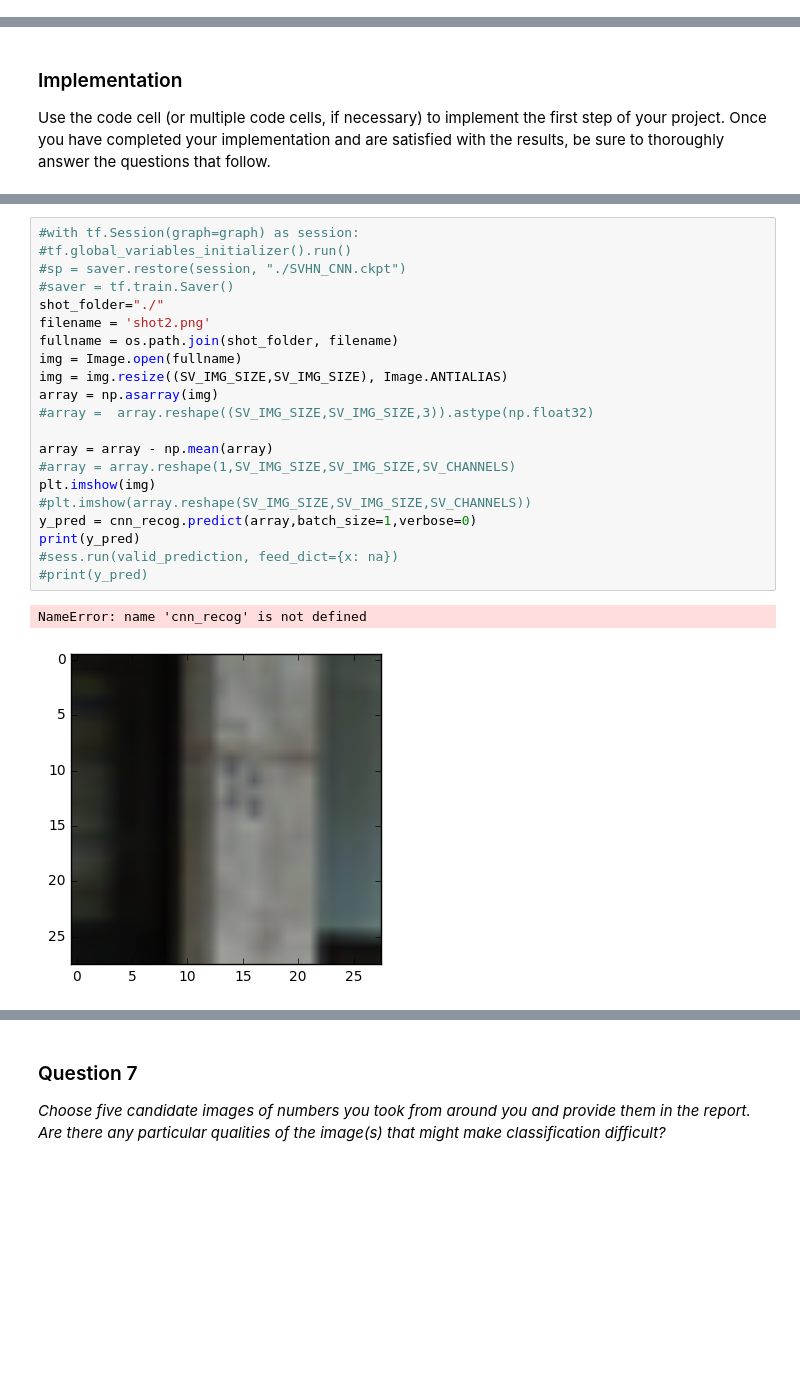
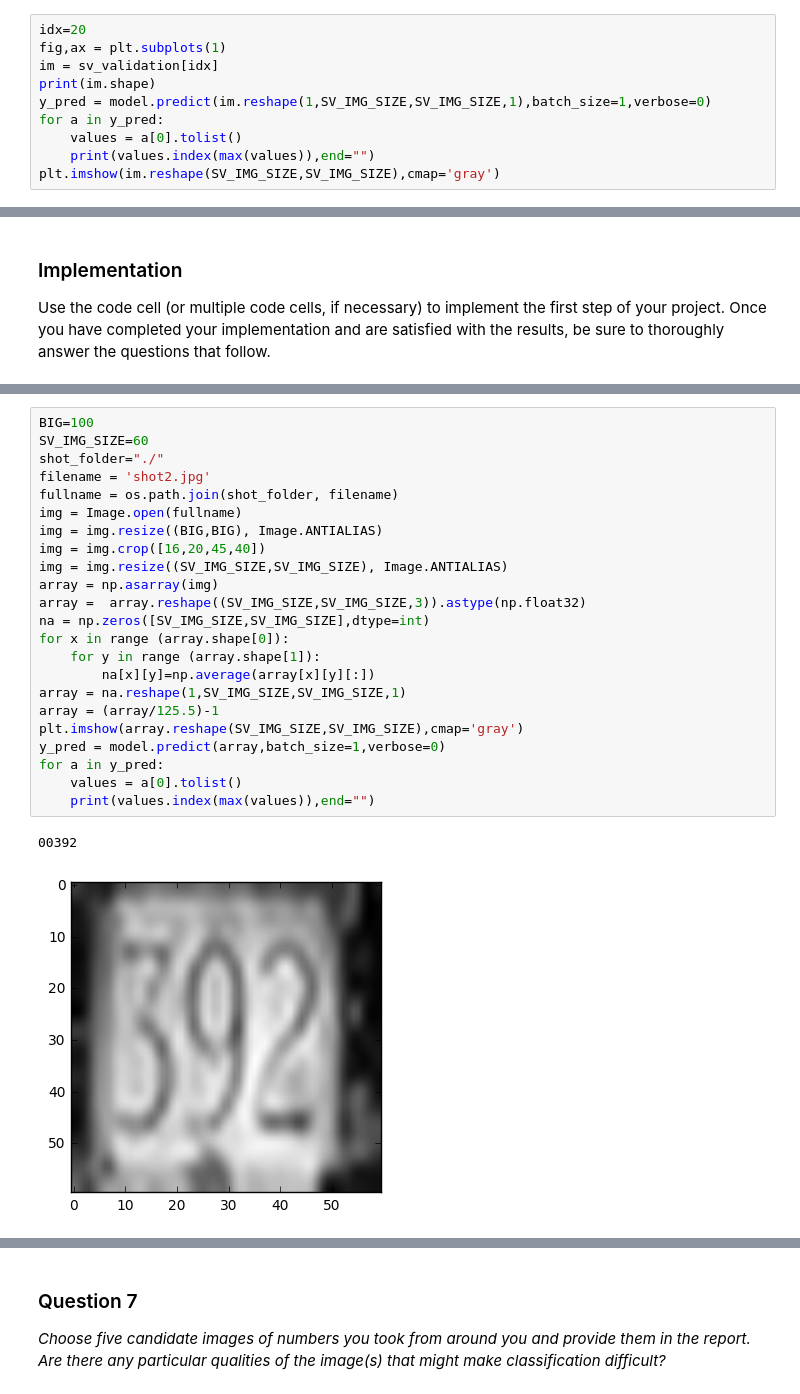
Before and after one commit to asindico/digitRecognition, a Jupyter notebook: digit_recognition.ipynb, the cells around one changed output, grey strips where cells are left out. Drawn from its saved outputs; the diff is of its cells as text; blank space fills up the shorter version.

Commit message:
used against new shots

```diff
--- a/digit_recognition.ipynb
+++ b/digit_recognition.ipynb
@@ -571,0 +572,10 @@ cnn_recog.save('cnn_recog.h5')
+# %%
+idx=20
+fig,ax = plt.subplots(1)
+im = sv_validation[idx]
+print(im.shape)
+y_pred = model.predict(im.reshape(1,SV_IMG_SIZE,SV_IMG_SIZE,1),batch_size=1,verbose=0)
+for a in y_pred:
+    values = a[0].tolist()
+    print(values.index(max(values)),end="")
+plt.imshow(im.reshape(SV_IMG_SIZE,SV_IMG_SIZE),cmap='gray')
@@ -624,24 +638,26 @@ print(y_pred)
 # %%
-#with tf.Session(graph=graph) as session:
-#tf.global_variables_initializer().run()
-#sp = saver.restore(session, "./SVHN_CNN.ckpt")
-#saver = tf.train.Saver()
+BIG=100
+SV_IMG_SIZE=60
 shot_folder="./"
-filename = 'shot2.png'
+filename = 'shot2.jpg'
 fullname = os.path.join(shot_folder, filename)
 img = Image.open(fullname)
+img = img.resize((BIG,BIG), Image.ANTIALIAS)
+img = img.crop([16,20,45,40])
 img = img.resize((SV_IMG_SIZE,SV_IMG_SIZE), Image.ANTIALIAS)
 array = np.asarray(img)
-#array =  array.reshape((SV_IMG_SIZE,SV_IMG_SIZE,3)).astype(np.float32)
-
-array = array - np.mean(array)
-#array = array.reshape(1,SV_IMG_SIZE,SV_IMG_SIZE,SV_CHANNELS)
-plt.imshow(img)
-#plt.imshow(array.reshape(SV_IMG_SIZE,SV_IMG_SIZE,SV_CHANNELS))
-y_pred = cnn_recog.predict(array,batch_size=1,verbose=0)
-print(y_pred)
-#sess.run(valid_prediction, feed_dict={x: na})
-#print(y_pred)
+array =  array.reshape((SV_IMG_SIZE,SV_IMG_SIZE,3)).astype(np.float32)
+na = np.zeros([SV_IMG_SIZE,SV_IMG_SIZE],dtype=int)
+for x in range (array.shape[0]):
+    for y in range (array.shape[1]):
+        na[x][y]=np.average(array[x][y][:])
+array = na.reshape(1,SV_IMG_SIZE,SV_IMG_SIZE,1)
+array = (array/125.5)-1
+plt.imshow(array.reshape(SV_IMG_SIZE,SV_IMG_SIZE),cmap='gray')
+y_pred = model.predict(array,batch_size=1,verbose=0)
+for a in y_pred:
+    values = a[0].tolist()
+    print(values.index(max(values)),end="")
 # %% [output]
-NameError: name 'cnn_recog' is not defined
+00392
-[figure, old version]
+[figure, new version]
```
Also changed, not shown: parts of 14 cells of this notebook, 1 other file.
